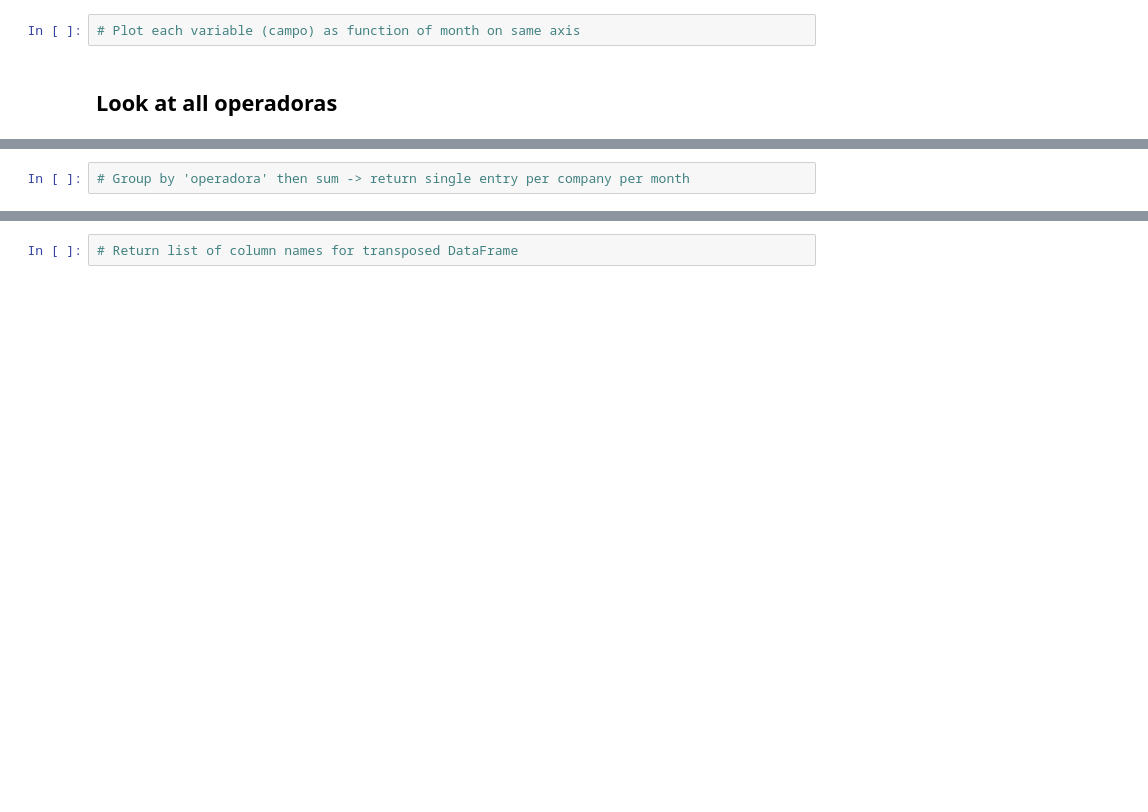
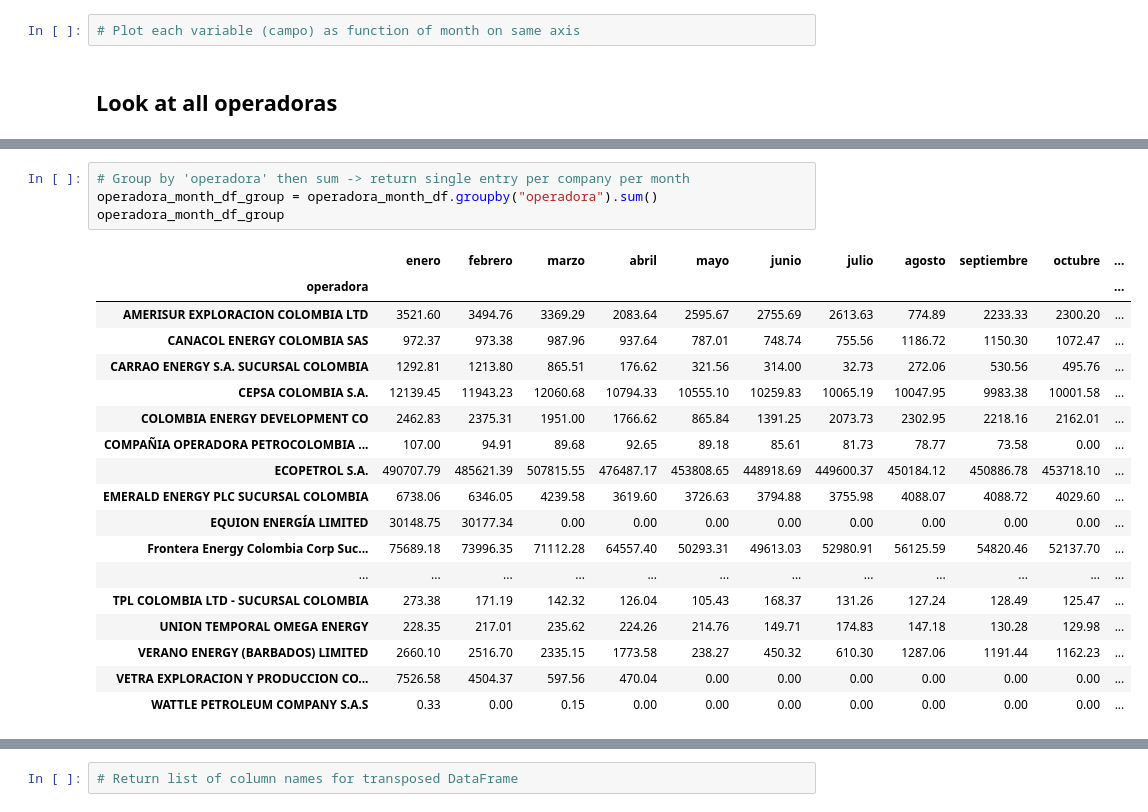
Before and after one commit to Iortega2021/02-geopark-pandas-dataframes, a Jupyter notebook: notebooks/02-geopark-pandas-empty.ipynb, the cells around one changed output, grey strips where cells are left out. Drawn from its saved outputs; the diff is of its cells as text; blank space fills up the shorter version.

```diff
--- a/notebooks/02-geopark-pandas-empty.ipynb
+++ b/notebooks/02-geopark-pandas-empty.ipynb
@@ -631,4 +704,25 @@ campo_month_df
 # %%
 # Group by 'operadora' then sum -> return single entry per company per month
+operadora_month_df_group = operadora_month_df.groupby("operadora").sum()
+operadora_month_df_group
+# %% [output]
+|  | enero | febrero | marzo | abril | mayo | junio | julio | agosto | septiembre | octubre | ... |
+| operadora |  |  |  |  |  |  |  |  |  |  | ... |
+| AMERISUR EXPLORACION COLOMBIA LTD | 3521.60 | 3494.76 | 3369.29 | 2083.64 | 2595.67 | 2755.69 | 2613.63 | 774.89 | 2233.33 | 2300.20 | ... |
+| CANACOL ENERGY COLOMBIA SAS | 972.37 | 973.38 | 987.96 | 937.64 | 787.01 | 748.74 | 755.56 | 1186.72 | 1150.30 | 1072.47 | ... |
+| CARRAO ENERGY S.A. SUCURSAL COLOMBIA | 1292.81 | 1213.80 | 865.51 | 176.62 | 321.56 | 314.00 | 32.73 | 272.06 | 530.56 | 495.76 | ... |
+| CEPSA COLOMBIA S.A. | 12139.45 | 11943.23 | 12060.68 | 10794.33 | 10555.10 | 10259.83 | 10065.19 | 10047.95 | 9983.38 | 10001.58 | ... |
+| COLOMBIA ENERGY DEVELOPMENT CO | 2462.83 | 2375.31 | 1951.00 | 1766.62 | 865.84 | 1391.25 | 2073.73 | 2302.95 | 2218.16 | 2162.01 | ... |
+| COMPAÑIA OPERADORA PETROCOLOMBIA ... | 107.00 | 94.91 | 89.68 | 92.65 | 89.18 | 85.61 | 81.73 | 78.77 | 73.58 | 0.00 | ... |
+| ECOPETROL S.A. | 490707.79 | 485621.39 | 507815.55 | 476487.17 | 453808.65 | 448918.69 | 449600.37 | 450184.12 | 450886.78 | 453718.10 | ... |
+| EMERALD ENERGY PLC SUCURSAL COLOMBIA | 6738.06 | 6346.05 | 4239.58 | 3619.60 | 3726.63 | 3794.88 | 3755.98 | 4088.07 | 4088.72 | 4029.60 | ... |
+| EQUION ENERGÍA LIMITED | 30148.75 | 30177.34 | 0.00 | 0.00 | 0.00 | 0.00 | 0.00 | 0.00 | 0.00 | 0.00 | ... |
+| Frontera Energy Colombia Corp Suc... | 75689.18 | 73996.35 | 71112.28 | 64557.40 | 50293.31 | 49613.03 | 52980.91 | 56125.59 | 54820.46 | 52137.70 | ... |
+| ... | ... | ... | ... | ... | ... | ... | ... | ... | ... | ... | ... |
+| TPL COLOMBIA LTD - SUCURSAL COLOMBIA | 273.38 | 171.19 | 142.32 | 126.04 | 105.43 | 168.37 | 131.26 | 127.24 | 128.49 | 125.47 | ... |
+| UNION TEMPORAL OMEGA ENERGY | 228.35 | 217.01 | 235.62 | 224.26 | 214.76 | 149.71 | 174.83 | 147.18 | 130.28 | 129.98 | ... |
+| VERANO ENERGY (BARBADOS) LIMITED | 2660.10 | 2516.70 | 2335.15 | 1773.58 | 238.27 | 450.32 | 610.30 | 1287.06 | 1191.44 | 1162.23 | ... |
+| VETRA EXPLORACION Y PRODUCCION CO... | 7526.58 | 4504.37 | 597.56 | 470.04 | 0.00 | 0.00 | 0.00 | 0.00 | 0.00 | 0.00 | ... |
+| WATTLE PETROLEUM COMPANY S.A.S | 0.33 | 0.00 | 0.15 | 0.00 | 0.00 | 0.00 | 0.00 | 0.00 | 0.00 | 0.00 | ... |
 # %%
 # Transpose the DataFrame
```
Also changed, not shown: parts of 12 cells of this notebook.
